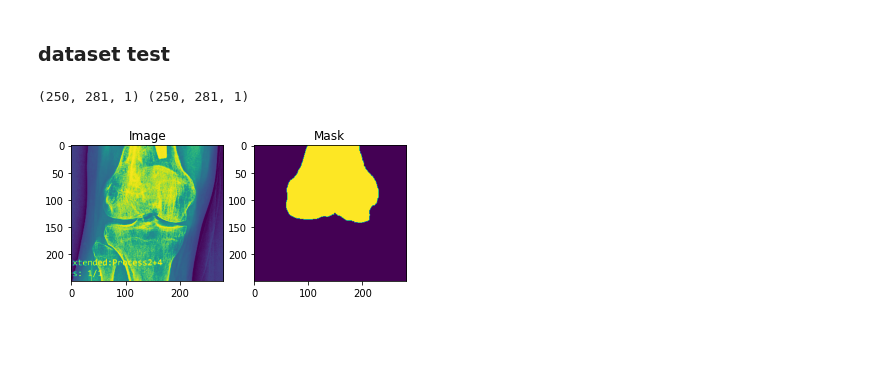
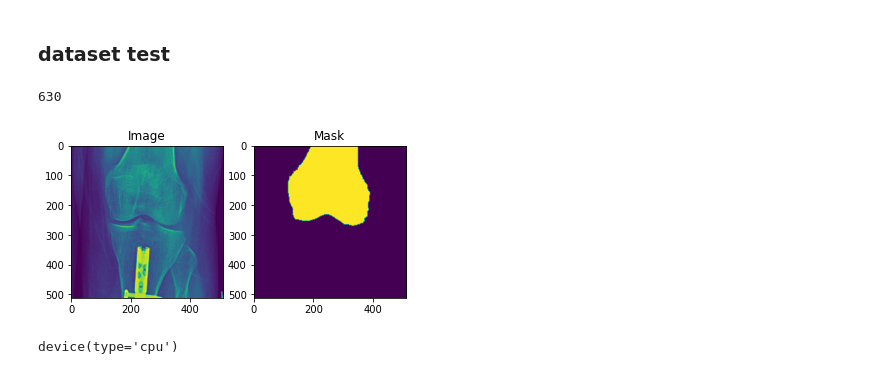
Before and after one commit to Lagom92/cnn_tutorial, a Jupyter notebook: Segmentation/base_code.ipynb, the cells around one changed output. Saved outputs shown, nothing was run; the diff lists cells and outputs as text; code cells hidden in the pictures; blank space fills up the shorter version.

```diff
--- a/Segmentation/base_code.ipynb
+++ b/Segmentation/base_code.ipynb
@@ -39,10 +46,14 @@ class KneeDataset(Dataset):
         mask_path = os.path.join(self.path, self.lst_mask[idx])
 
         img = cv2.imread(image_path, cv2.IMREAD_GRAYSCALE)
-        img = img / 255.0
+        img = cv2.resize(img, (512, 512), interpolation=cv2.INTER_CUBIC)
+        img = np.asarray(img, np.float32)
+        img /= 255.0
 
         mask = cv2.imread(mask_path, cv2.IMREAD_GRAYSCALE)
-        mask = mask / 255.0
+        mask = cv2.resize(mask, (512, 512), interpolation=cv2.INTER_CUBIC)
+        mask = np.asarray(mask, np.float32)
+        mask /= 255.0
 
         if img.ndim == 2:
             img = img[:, :, np.newaxis]
@@ -51,27 +62,30 @@ class KneeDataset(Dataset):
 
         if self.transform:
             img = self.transform(img)
+            mask = self.transform(mask)
 
         return img, mask
 # %% [markdown]
 ### dataset test
 # %%
 dataset = KneeDataset('./data/train/')
+# %%
+len(dataset)
+# %% [output]
+630
 # %%
-i = 9
-
+i = 6
 img, mask = dataset[i]
-print(img.shape, mask.shape)
+# print(img.shape, mask.shape)
 
 plt.subplot(121)
 plt.title('Image')
 plt.imshow(img)
 
 plt.subplot(122)
 plt.title('Mask')
 plt.imshow(mask)
 
 plt.show()
 # %% [output]
-(250, 281, 1) (250, 281, 1)
-[figure, old version]
+[figure, new version]
@@ -77,0 +98,6 @@ plt.show()
+# %%
+device = torch.device('cuda' if torch.cuda.is_available() else 'cpu')
+
+device
+# %% [output]
+device(type='cpu')
```
Also changed, not shown: parts of 11 cells of this notebook.
